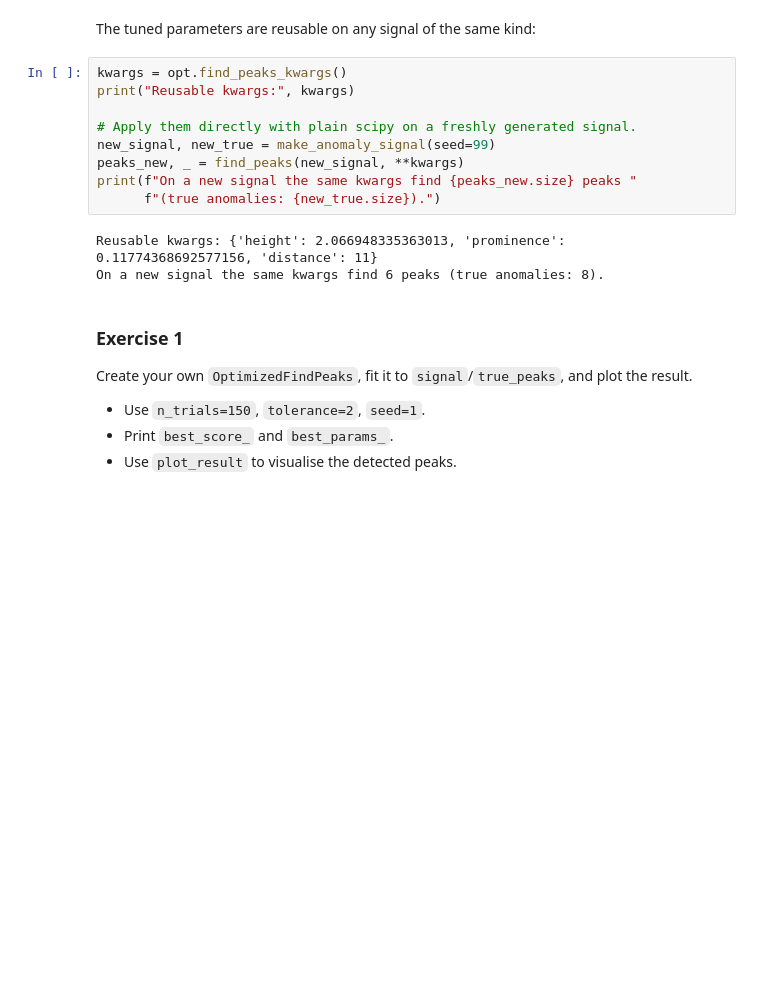
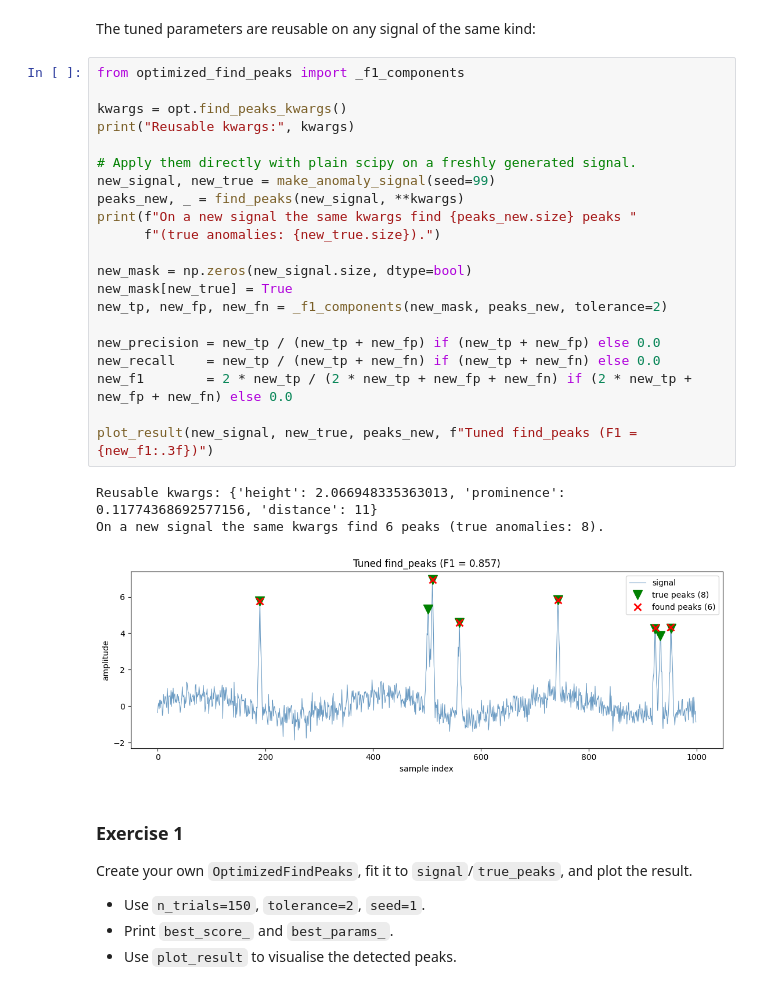
Before and after one commit to intensivedatacomp/WignerCamp2026, a Jupyter notebook: AnomalyDetectionCalculations/optimized_find_peaks_solution.ipynb, the cells around one changed output. Saved outputs shown, nothing was run; the diff lists cells and outputs as text; blank space fills up the shorter version.

Commit message:
Add new plot to optimized find peaks tutorial

```diff
--- a/AnomalyDetectionCalculations/optimized_find_peaks_solution.ipynb
+++ b/AnomalyDetectionCalculations/optimized_find_peaks_solution.ipynb
@@ -149,17 +149,30 @@ Best params   : {'height': 2.066948335363013, 'prominence': 0.11774368692577156,
 # %% [markdown]
 The tuned parameters are reusable on any signal of the same kind:
 # %%
+from optimized_find_peaks import _f1_components
+
 kwargs = opt.find_peaks_kwargs()
 print("Reusable kwargs:", kwargs)
 
 # Apply them directly with plain scipy on a freshly generated signal.
 new_signal, new_true = make_anomaly_signal(seed=99)
 peaks_new, _ = find_peaks(new_signal, **kwargs)
 print(f"On a new signal the same kwargs find {peaks_new.size} peaks "
       f"(true anomalies: {new_true.size}).")
+
+new_mask = np.zeros(new_signal.size, dtype=bool)
+new_mask[new_true] = True
+new_tp, new_fp, new_fn = _f1_components(new_mask, peaks_new, tolerance=2)
+
+new_precision = new_tp / (new_tp + new_fp) if (new_tp + new_fp) else 0.0
+new_recall    = new_tp / (new_tp + new_fn) if (new_tp + new_fn) else 0.0
+new_f1        = 2 * new_tp / (2 * new_tp + new_fp + new_fn) if (2 * new_tp + new_fp + new_fn) else 0.0
+
+plot_result(new_signal, new_true, peaks_new, f"Tuned find_peaks (F1 = {new_f1:.3f})")
 # %% [output]
 Reusable kwargs: {'height': 2.066948335363013, 'prominence': 0.11774368692577156, 'distance': 11}
 On a new signal the same kwargs find 6 peaks (true anomalies: 8).
+[figure, added]
 # %% [markdown]
 ### Exercise 1
 
```
Also changed, not shown: 2 other files.
